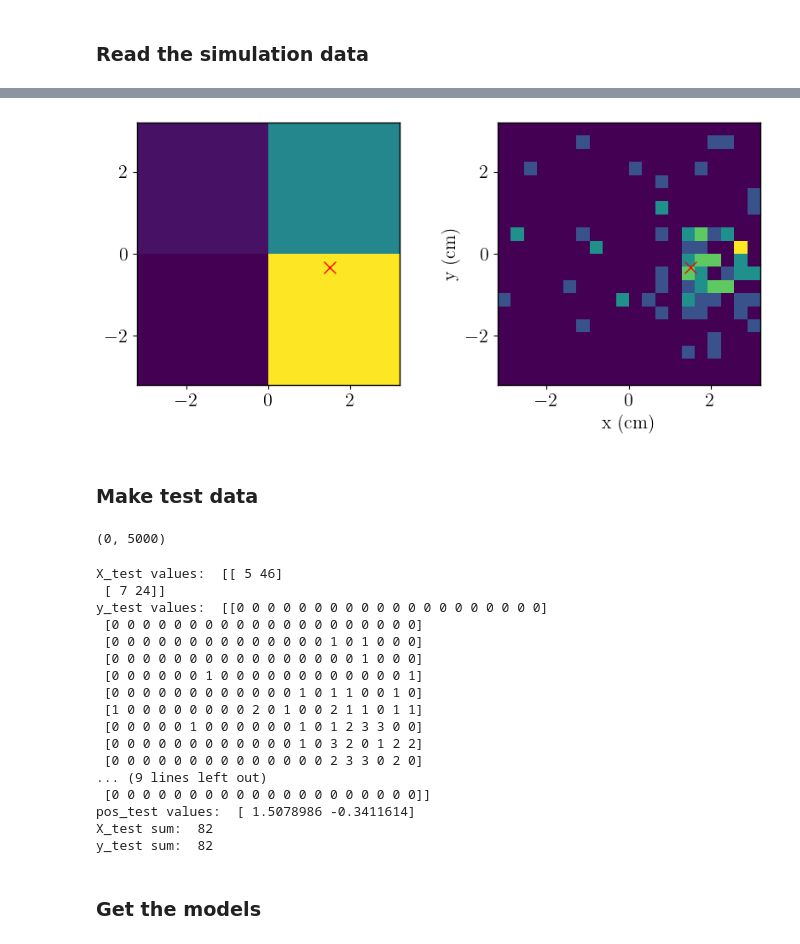
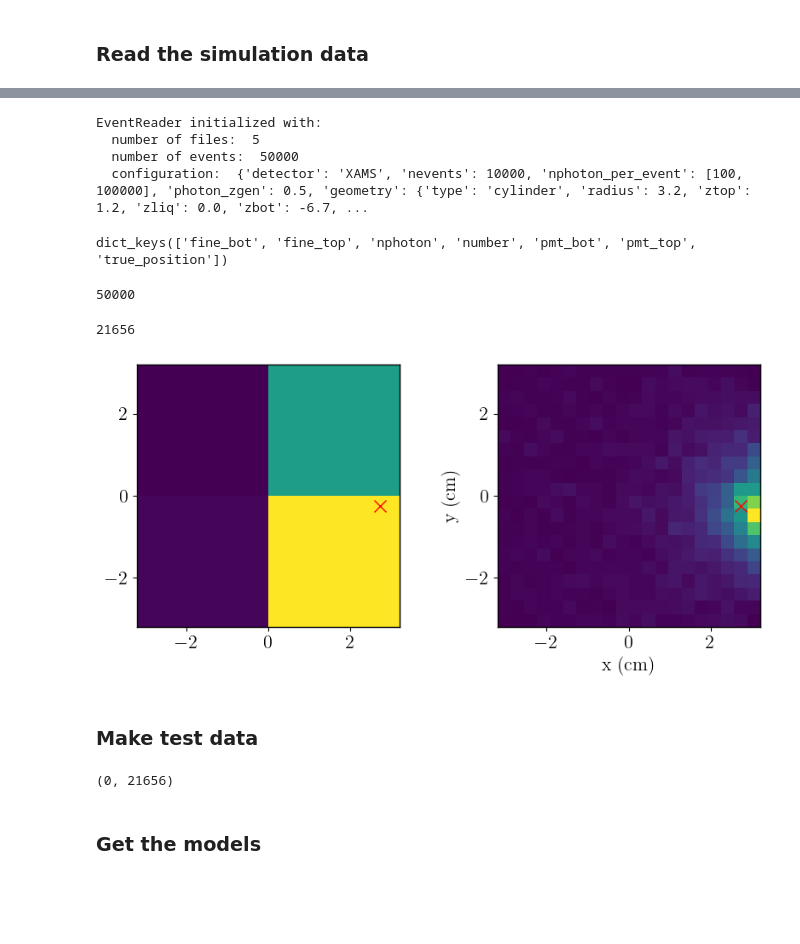
Before and after one commit to acolijn/OptoSim, a Jupyter notebook: notebook/results/Results.ipynb, the cells around one changed output, grey strips where cells are left out. Cells and saved outputs as stored; diff of their text form; code cells hidden in the pictures; blank space fills up the shorter version.

```diff
--- a/notebook/results/Results.ipynb
+++ b/notebook/results/Results.ipynb
@@ -176,39 +160,79 @@ true positions have shape (3,)
+# %%
+from optosim.simulation.event_reader import EventReader
+e = EventReader(files[:5])
+# %% [output]
+EventReader initialized with:
+  number of files:  5
+  number of events:  50000
+  configuration:  {'detector': 'XAMS', 'nevents': 10000, 'nphoton_per_event': [100, 100000], 'photon_zgen': 0.5, 'geometry': {'type': 'cylinder', 'radius': 3.2, 'ztop': 1.2, 'zliq': 0.0, 'zbot': -6.7, ...
+# %%
+e.data_dict.keys()
+# %% [output]
+dict_keys(['fine_bot', 'fine_top', 'nphoton', 'number', 'pmt_bot', 'pmt_top', 'true_position'])
+# %%
+
+true_pos = e.data_dict['true_position']
+fine_top = e.data_dict['fine_top']
+top = e.data_dict['pmt_top']
+n_true_photon = e.data_dict['nphoton']
+
+# transpose every element of top. So not top itself but every element of top
+top = np.array([np.transpose(t) for t in top])
+fine_top = np.array([np.transpose(t) for t in fine_top])
+# %%
+len(true_pos)
+# %% [output]
+50000
+# %%
+# Apply a mask here
+
+# number of photons in pmt_top is > 100
+mask = n_true_photon >= 5000
+
+true_pos = true_pos[mask]
+fine_top = fine_top[mask]
+top = top[mask]
+n_true_photon = n_true_photon[mask]
+# %%
+len(true_pos)
+# %% [output]
+21656
 # %%
 # check if data is ok
-num = 0
+num = 1
 fig, ax = plt.subplots(1, 2, figsize=(10, 4))
 ax = ax.ravel()
 r = 3.2
 
 ax[0].imshow(
     top[num],
     interpolation="nearest",
     origin="lower",
     extent=[-r, r, -r, r]
 )
 
 ax[1].imshow(
     fine_top[num],
     interpolation="nearest",
     origin="lower",
     extent=[-r, r, -r, r],
 )
 
 for i in range(2):
     ax[i].plot(
         true_pos[num][0],
         true_pos[num][1],
         marker="x",
         markersize=10,
         color="red",
         label="true position",
     )
 
 plt.xlabel("x (cm)")
 plt.ylabel("y (cm)")
 plt.show()
 # %% [output]
-[figure, old version]
+[figure, new version]
 # %% [markdown]
 ### Make test data
 # %%
@@ -221,40 +245,7 @@ X_train, y_train, pos_train, X_test, y_test, pos_test = create_datasets(X, y, po
 # %%
 len(X_train), len(X_test)
 # %% [output]
-(0, 5000)
+(0, 21656)
-# %%
-# Let's explore how the data looks like (X_test, y_test and pos_test)
-# Let's print some things, shape, columns, values..
-
-print("X_test values: ", X_test[0])
-
-print("y_test values: ", y_test[0])
-
-print("pos_test values: ", pos_test[0])
-
-# Print the sum of the values of X_test, y_test
-
-print("X_test sum: ", np.sum(X_test[0]))
-
-print("y_test sum: ", np.sum(y_test[0]))
-# %% [output]
-X_test values:  [[ 5 46]
- [ 7 24]]
-y_test values:  [[0 0 0 0 0 0 0 0 0 0 0 0 0 0 0 0 0 0 0 0]
- [0 0 0 0 0 0 0 0 0 0 0 0 0 0 0 0 0 0 0 0]
- [0 0 0 0 0 0 0 0 0 0 0 0 0 0 1 0 1 0 0 0]
- [0 0 0 0 0 0 0 0 0 0 0 0 0 0 0 0 1 0 0 0]
- [0 0 0 0 0 0 1 0 0 0 0 0 0 0 0 0 0 0 0 1]
- [0 0 0 0 0 0 0 0 0 0 0 0 1 0 1 1 0 0 1 0]
- [1 0 0 0 0 0 0 0 0 2 0 1 0 0 2 1 1 0 1 1]
- [0 0 0 0 0 1 0 0 0 0 0 0 1 0 1 2 3 3 0 0]
- [0 0 0 0 0 0 0 0 0 0 0 0 1 0 3 2 0 1 2 2]
- [0 0 0 0 0 0 0 0 0 0 0 0 0 0 2 3 3 0 2 0]
-... (9 lines left out)
- [0 0 0 0 0 0 0 0 0 0 0 0 0 0 0 0 0 0 0 0]]
-pos_test values:  [ 1.5078986 -0.3411614]
-X_test sum:  82
-y_test sum:  82
 # %%
 # Weighted average estimator
 
```
Also changed, not shown: parts of 39 cells of this notebook.
